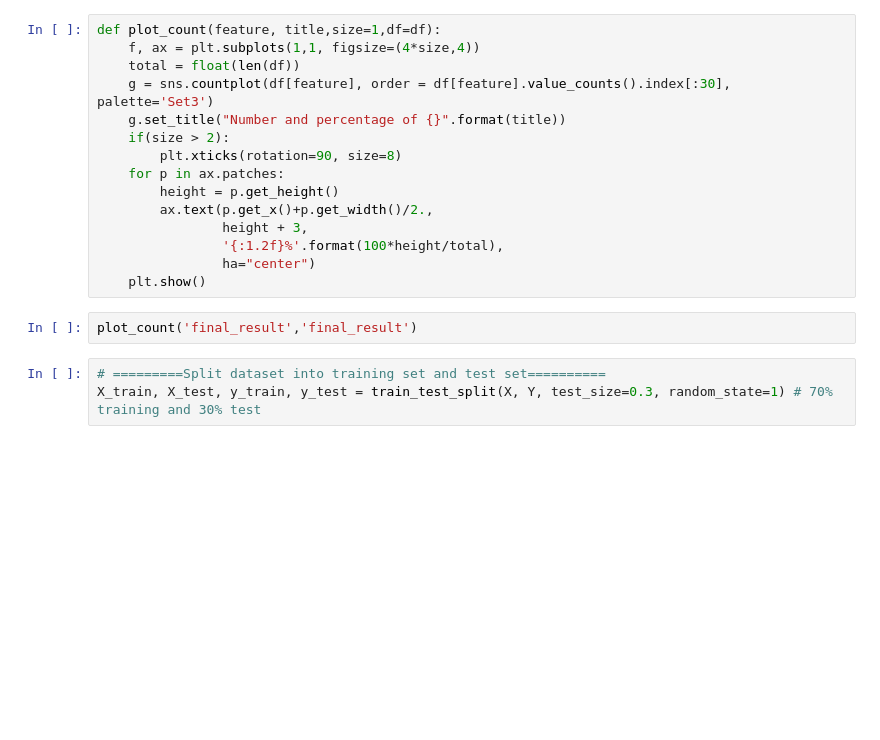
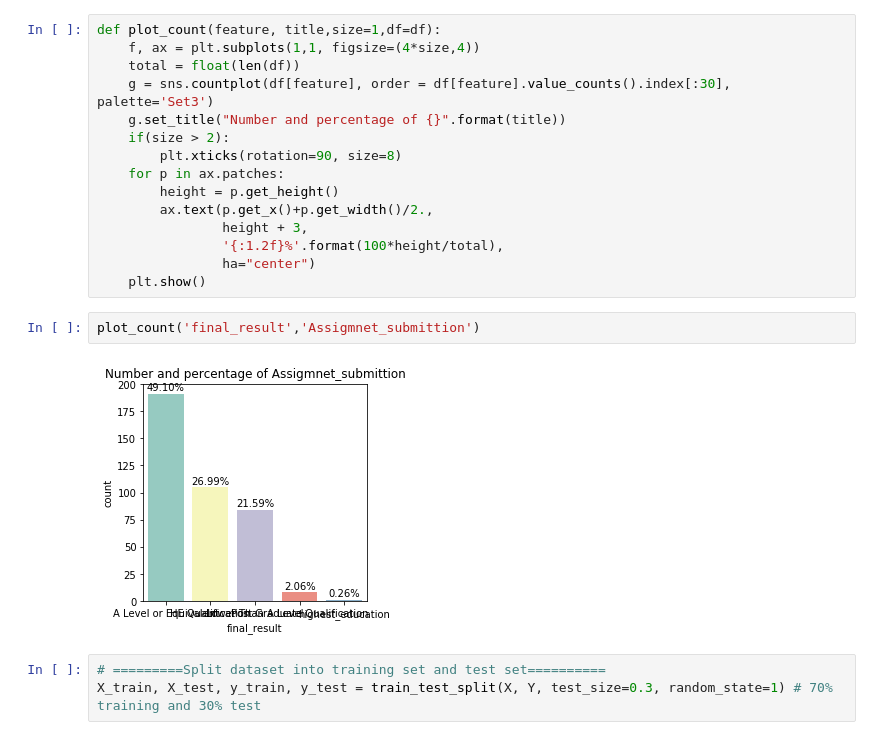
Before and after one commit to hussain0048/Predict-assigment-submission-using--ML, a Jupyter notebook: PredictNextAssigment.ipynb, the cells around one changed output. Drawn from its saved outputs; the diff is of its cells as text; blank space fills up the shorter version.

```diff
--- a/PredictNextAssigment.ipynb
+++ b/PredictNextAssigment.ipynb
@@ -167,7 +167,9 @@ def plot_count(feature, title,size=1,df=df):
                 ha="center")
     plt.show()
 # %%
-plot_count('final_result','final_result')
+plot_count('final_result','Assigmnet_submittion')
+# %% [output]
+[figure, added]
 # %%
 # =========Split dataset into training set and test set==========
 X_train, X_test, y_train, y_test = train_test_split(X, Y, test_size=0.3, random_state=1) # 70% training and 30% test
```
Also changed, not shown: parts of 1 cell of this notebook.
